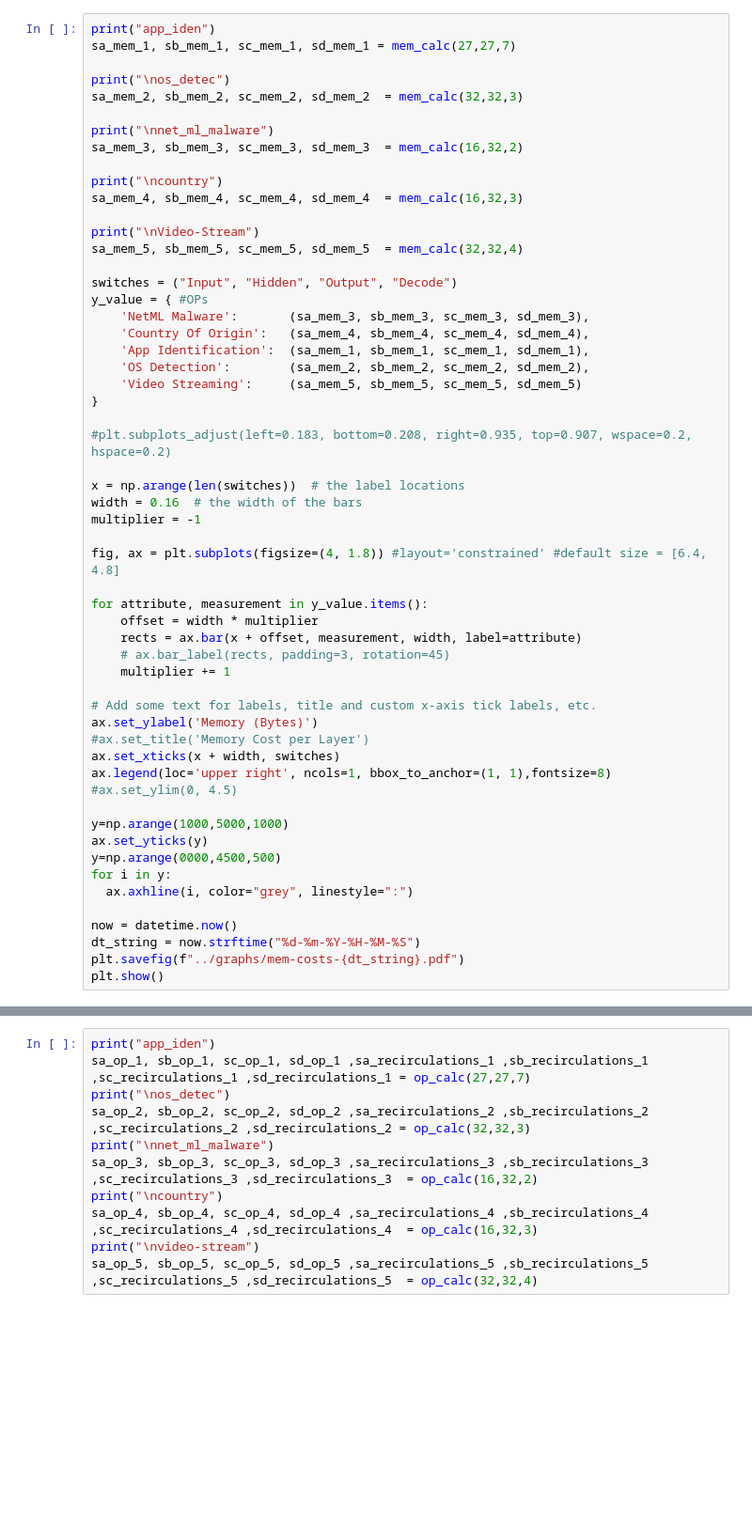
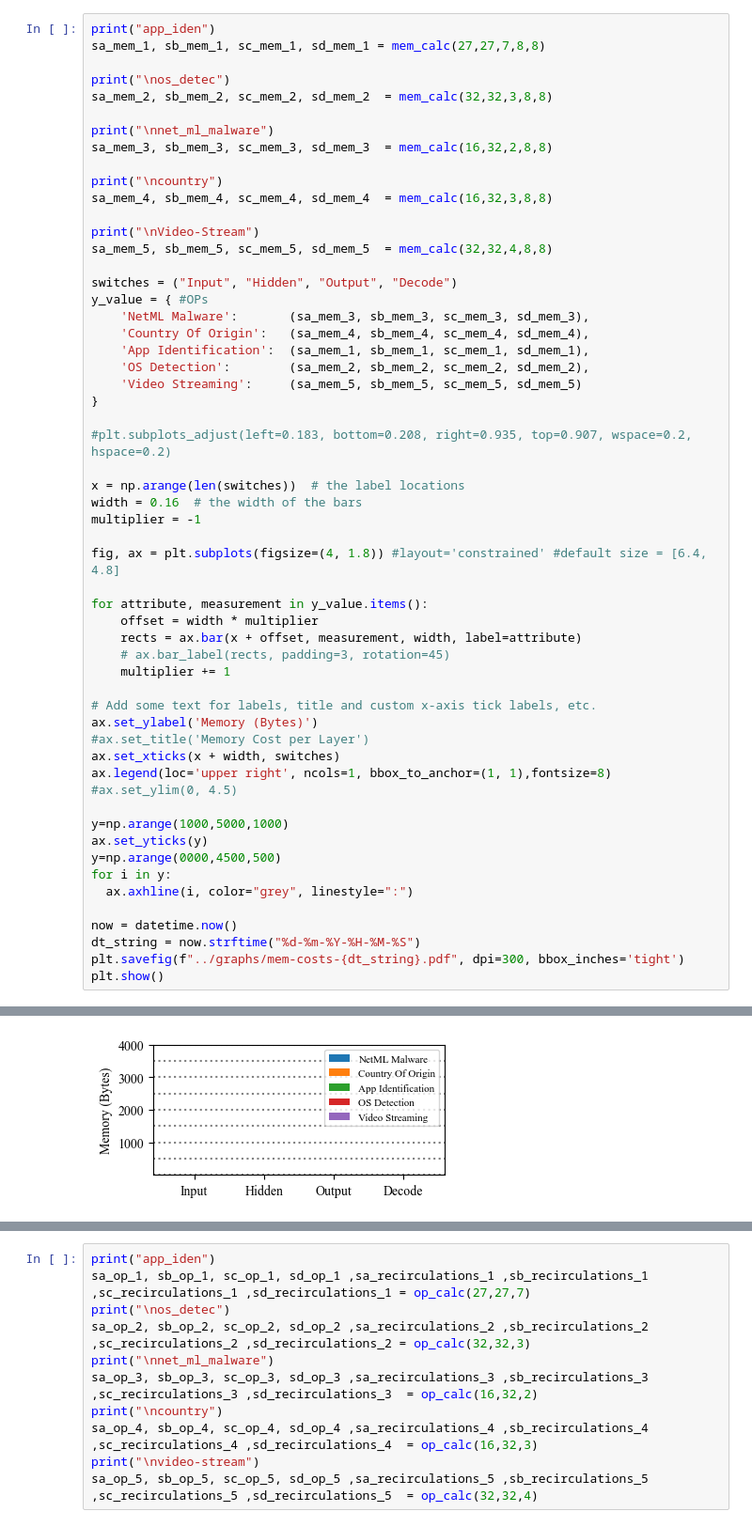
Before and after one commit to VicenteLessa/NeuralP4, a Jupyter notebook: python-notebooks/NN-P4-V2-cost-assesment.ipynb, the cells around one changed output, grey strips where cells are left out. Shown at 94% size. Saved outputs shown, nothing was run; the diff lists cells and outputs as text; blank space fills up the shorter version.

```diff
--- a/python-notebooks/NN-P4-V2-cost-assesment.ipynb
+++ b/python-notebooks/NN-P4-V2-cost-assesment.ipynb
@@ -28,19 +36,19 @@ def mem_calc(na,nb,nc,int,frac):
     return(sa_mem/(8*1024), sb_mem/(8*1024), sc_mem/(8*1024), sd_mem/(8*1024))
 # %%
 print("app_iden")
-sa_mem_1, sb_mem_1, sc_mem_1, sd_mem_1 = mem_calc(27,27,7)
+sa_mem_1, sb_mem_1, sc_mem_1, sd_mem_1 = mem_calc(27,27,7,8,8)
 
 print("\nos_detec")
-sa_mem_2, sb_mem_2, sc_mem_2, sd_mem_2  = mem_calc(32,32,3)
+sa_mem_2, sb_mem_2, sc_mem_2, sd_mem_2  = mem_calc(32,32,3,8,8)
 
 print("\nnet_ml_malware")
-sa_mem_3, sb_mem_3, sc_mem_3, sd_mem_3  = mem_calc(16,32,2)
+sa_mem_3, sb_mem_3, sc_mem_3, sd_mem_3  = mem_calc(16,32,2,8,8)
 
 print("\ncountry")
-sa_mem_4, sb_mem_4, sc_mem_4, sd_mem_4  = mem_calc(16,32,3)
+sa_mem_4, sb_mem_4, sc_mem_4, sd_mem_4  = mem_calc(16,32,3,8,8)
 
 print("\nVideo-Stream")
-sa_mem_5, sb_mem_5, sc_mem_5, sd_mem_5  = mem_calc(32,32,4)
+sa_mem_5, sb_mem_5, sc_mem_5, sd_mem_5  = mem_calc(32,32,4,8,8)
 
 switches = ("Input", "Hidden", "Output", "Decode")
 y_value = { #OPs
@@ -80,7 +88,7 @@ for i in y:
 
 now = datetime.now()
 dt_string = now.strftime("%d-%m-%Y-%H-%M-%S")
-plt.savefig(f"../graphs/mem-costs-{dt_string}.pdf")
+plt.savefig(f"../graphs/mem-costs-{dt_string}.pdf", dpi=300, bbox_inches='tight')
 plt.show()
 # %% [output]
 app_iden
@@ -88,3 +113,4 @@ TypeError: mem_calc() missing 2 required positional arguments: 'int' and 'frac'
+[figure, added]
 # %%
 print("app_iden")
 sa_mem_1, sb_mem_1, sc_mem_1, sd_mem_1 = mem_calc(27,27,7 ,6,6)
```
Also changed, not shown: parts of 9 cells of this notebook, 33 other files.
